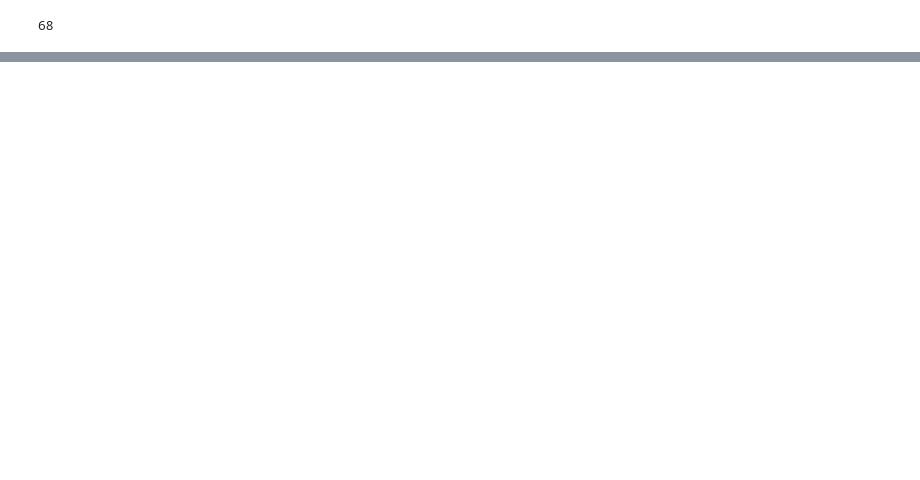
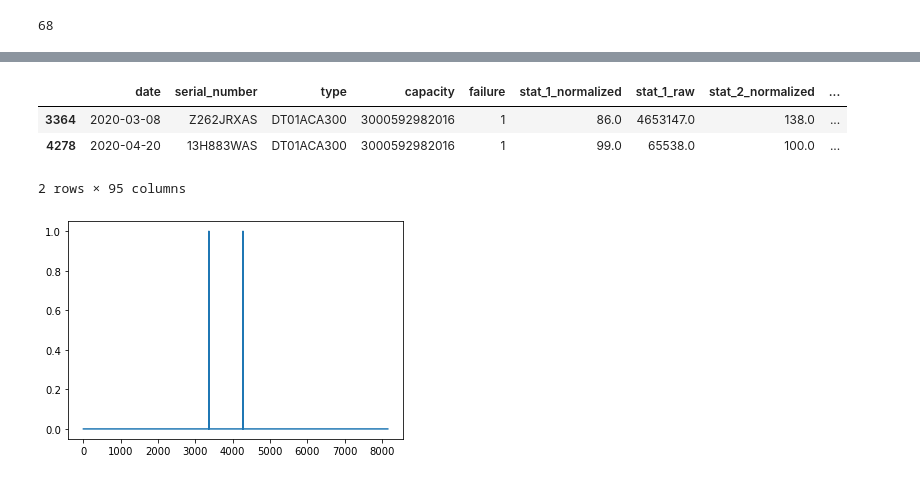
Before and after one commit to mmaracic/dataScience, a Jupyter notebook: anaconda/notebooks/Sensors/Automobile Sensors.ipynb, the cells around one changed output, grey strips where cells are left out. Saved outputs shown, nothing was run; the diff lists cells and outputs as text; code cells hidden in the pictures; blank space fills up the shorter version.

Commit message:
Filtered data per sensor type, extacted particular sensor data

```diff
--- a/anaconda/notebooks/Sensors/Automobile Sensors.ipynb
+++ b/anaconda/notebooks/Sensors/Automobile Sensors.ipynb
@@ -150,0 +181,14 @@ for t in sensor_types:
+# %%
+#sensor type data extraction function
+def extractionFunction(files, sensor_type):
+    data = pd.DataFrame()
+    for f in onlyfiles:
+        file = join(mypath, f)
+        day = pd.read_csv(file)
+        day_by_sensor = day[day['type'] == sensor_type]
+        data = data.append(day_by_sensor, ignore_index=True)
+        print(file)
+    print('Done')
+    return data
+# %%
+DT01ACA300 = extractionFunction(onlyfiles, 'DT01ACA300')
@@ -150,0 +233,9 @@ for t in sensor_types:
+# %%
+DT01ACA300['failure'].plot()
+DT01ACA300[DT01ACA300['failure'] == 1]
+# %% [output]
+|  | date | serial_number | type | capacity | failure | stat_1_normalized | stat_1_raw | stat_2_normalized | ... |
+| 3364 | 2020-03-08 | Z262JRXAS | DT01ACA300 | 3000592982016 | 1 | 86.0 | 4653147.0 | 138.0 | ... |
+| 4278 | 2020-04-20 | 13H883WAS | DT01ACA300 | 3000592982016 | 1 | 99.0 | 65538.0 | 100.0 | ... |
+2 rows × 95 columns
+[figure, added]
```
Also changed, not shown: parts of 14 cells of this notebook.
